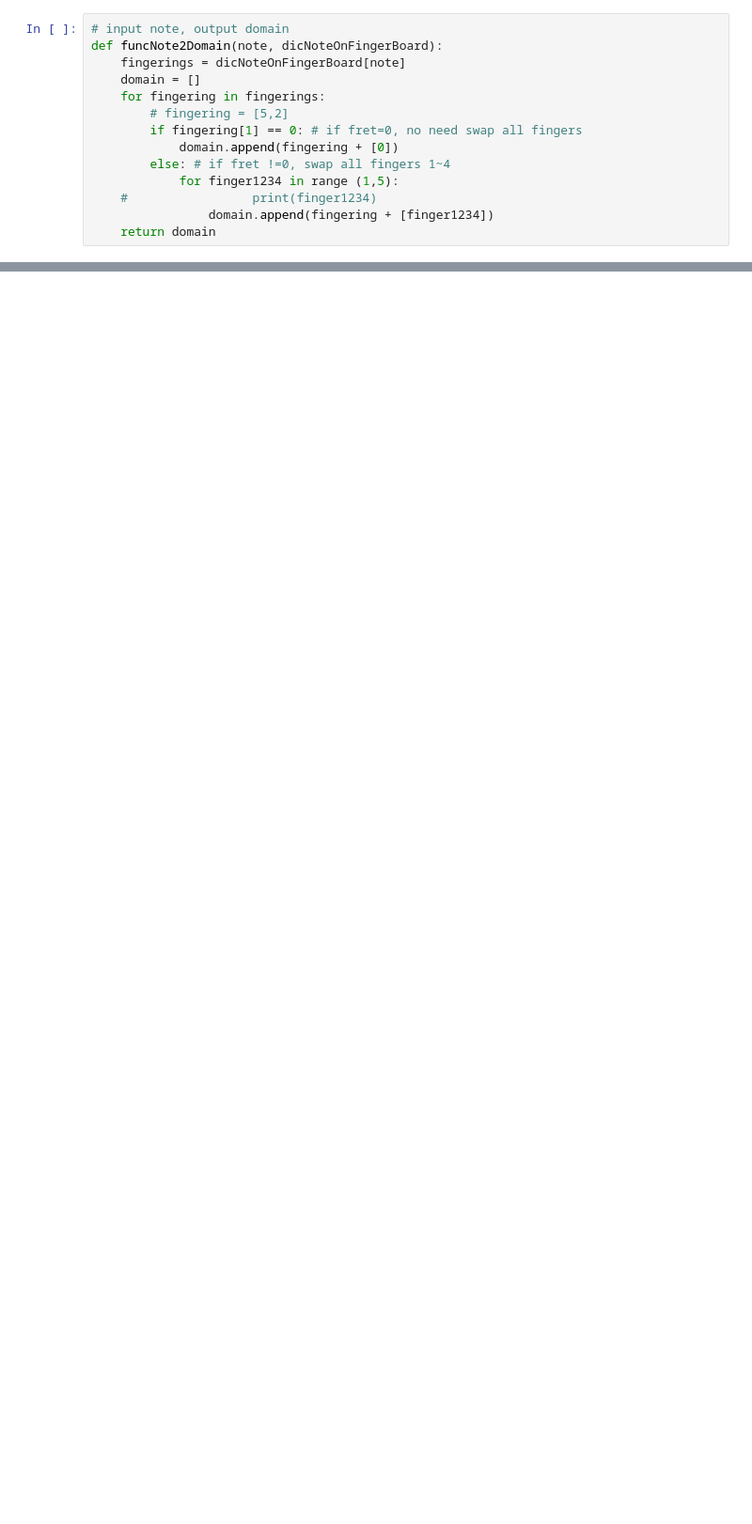
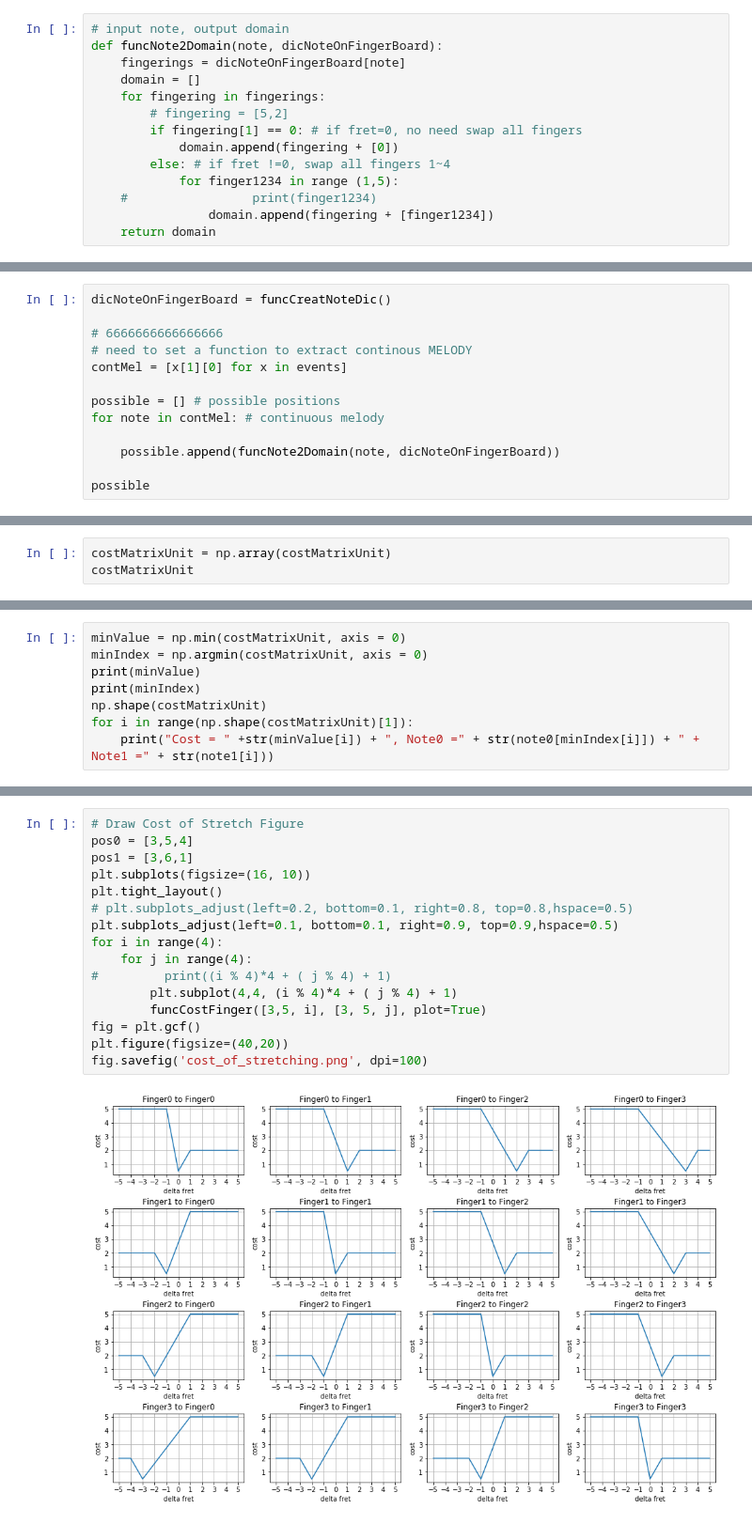
Before and after one commit to cyrilwsh/guitarFingering, a Jupyter notebook: 20190719 melody best path.ipynb, the cells around one changed output, grey strips where cells are left out. Shown at 94% size. Saved outputs shown, nothing was run; the diff lists cells and outputs as text; blank space fills up the shorter version.

```diff
--- a/20190719 melody best path.ipynb
+++ b/20190719 melody best path.ipynb
@@ -167,0 +58,13 @@ funcNoteDomains(choNote, dicNoteOnFingerBoard)
+# %%
+dicNoteOnFingerBoard = funcCreatNoteDic()
+
+# 6666666666666666
+# need to set a function to extract continous MELODY
+contMel = [x[1][0] for x in events]
+
+possible = [] # possible positions
+for note in contMel: # continuous melody
+
+    possible.append(funcNote2Domain(note, dicNoteOnFingerBoard))
+
+possible
@@ -167,0 +136,3 @@ funcNoteDomains(choNote, dicNoteOnFingerBoard)
+# %%
+costMatrixUnit = np.array(costMatrixUnit)
+costMatrixUnit
@@ -167,0 +152,8 @@ funcNoteDomains(choNote, dicNoteOnFingerBoard)
+# %%
+minValue = np.min(costMatrixUnit, axis = 0)
+minIndex = np.argmin(costMatrixUnit, axis = 0)
+print(minValue)
+print(minIndex)
+np.shape(costMatrixUnit)
+for i in range(np.shape(costMatrixUnit)[1]):
+    print("Cost = " +str(minValue[i]) + ", Note0 =" + str(note0[minIndex[i]]) + " + Note1 =" + str(note1[i]))
@@ -167,0 +300,18 @@ funcNoteDomains(choNote, dicNoteOnFingerBoard)
+# %%
+# Draw Cost of Stretch Figure
+pos0 = [3,5,4]
+pos1 = [3,6,1]
+plt.subplots(figsize=(16, 10))
+plt.tight_layout()
+# plt.subplots_adjust(left=0.2, bottom=0.1, right=0.8, top=0.8,hspace=0.5)
+plt.subplots_adjust(left=0.1, bottom=0.1, right=0.9, top=0.9,hspace=0.5)
+for i in range(4):
+    for j in range(4):
+#         print((i % 4)*4 + ( j % 4) + 1)
+        plt.subplot(4,4, (i % 4)*4 + ( j % 4) + 1)
+        funcCostFinger([3,5, i], [3, 5, j], plot=True)
+fig = plt.gcf()
+plt.figure(figsize=(40,20))
+fig.savefig('cost_of_stretching.png', dpi=100)
+# %% [output]
+[figure, added]
```
Also changed, not shown: parts of 16 cells of this notebook, 4 other files.
